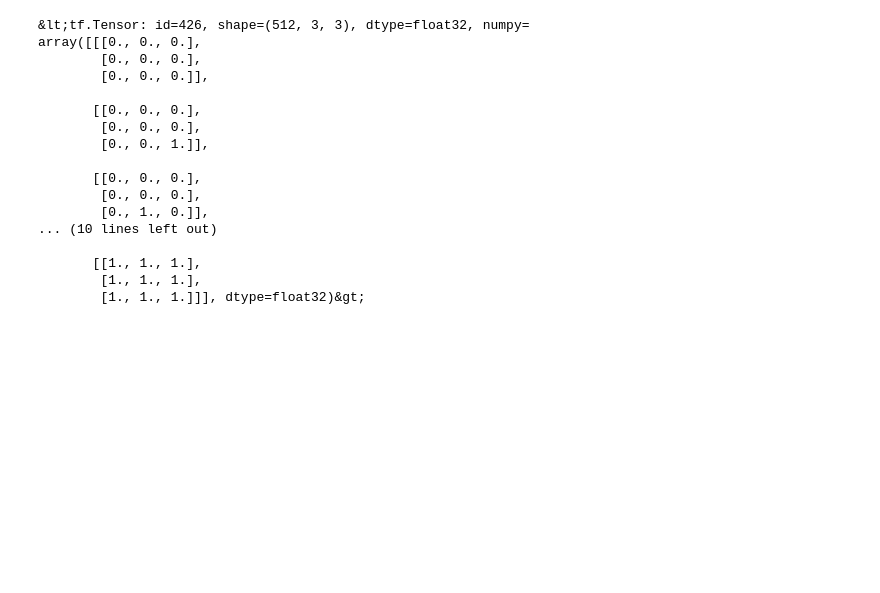
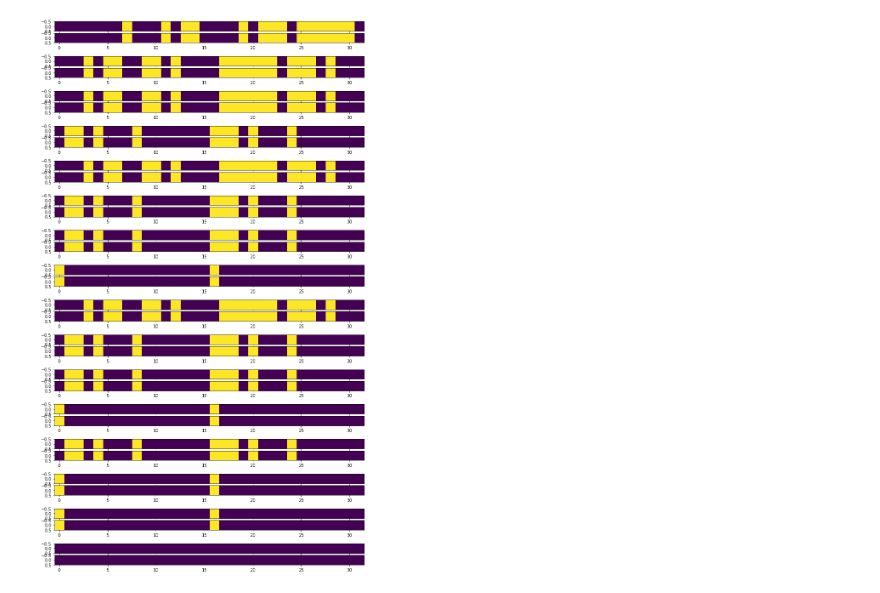
Before and after one commit to LisaLentati/Game-of-Life, a Jupyter notebook: Models.ipynb, the cells around one changed output. Cells and saved outputs as stored; diff of their text form; code cells hidden in the pictures; blank space fills up the shorter version.

```diff
--- a/Models.ipynb
+++ b/Models.ipynb
@@ -11,0 +10,9 @@ ImportError: cannot import name &#39;life_step_for_tensors&#39; from &#39;LifeSt
+# %%
+x_train = list()
+for x in product([0,1], repeat=9):
+    x1, x2, x3, x4, x5, x6, x7, x8, x9 = x
+    sample = [[x1, x2, x3], [x4, x5, x6], [x7, x8, x9]]
+    x_train.append(sample)
+
+x_train = tf.constant(np.array(x_train), dtype='float32')
+y_train = life_step_for_tensors(x_train)
@@ -32,20 +36,0 @@ y_train
-# %%
-x_train
-# %% [output]
-&lt;tf.Tensor: id=426, shape=(512, 3, 3), dtype=float32, numpy=
-array([[[0., 0., 0.],
-        [0., 0., 0.],
-        [0., 0., 0.]],
-
-       [[0., 0., 0.],
-        [0., 0., 0.],
-        [0., 0., 1.]],
-
-       [[0., 0., 0.],
-        [0., 0., 0.],
-        [0., 1., 0.]],
-... (10 lines left out)
-
-       [[1., 1., 1.],
-        [1., 1., 1.],
-        [1., 1., 1.]]], dtype=float32)&gt;
@@ -51,0 +43,11 @@ array([[[0., 0., 0.],
+# %%
+plt.figure(figsize=(16, 24))
+for i in range(len(y_pred)):
+    plt.subplot(48, 1, i+1 + 2*i)
+    plt.imshow([y_pred[i]])
+
+    plt.subplot(48, 1, i+2+ 2*(i))
+
+    plt.imshow([y_train[i]])
+# %% [output]
+[figure, added]
```
Also changed, not shown: parts of 11 cells of this notebook.
